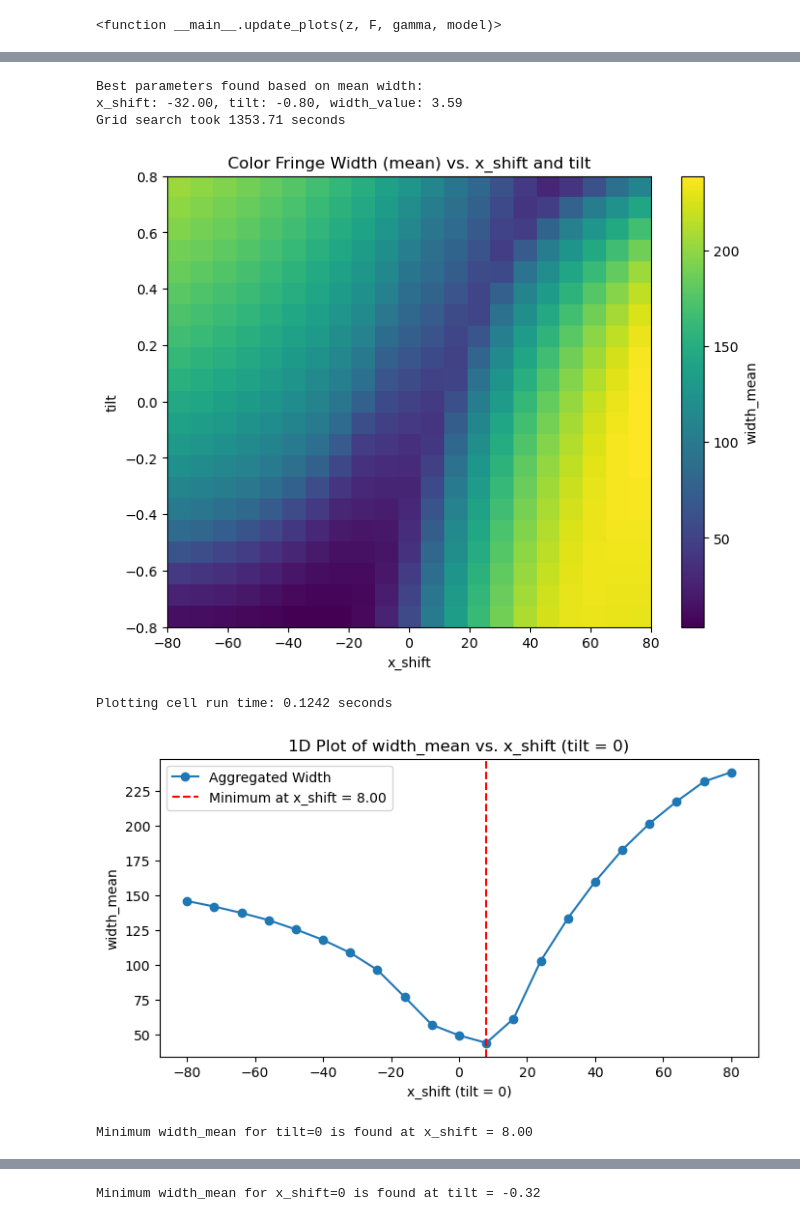
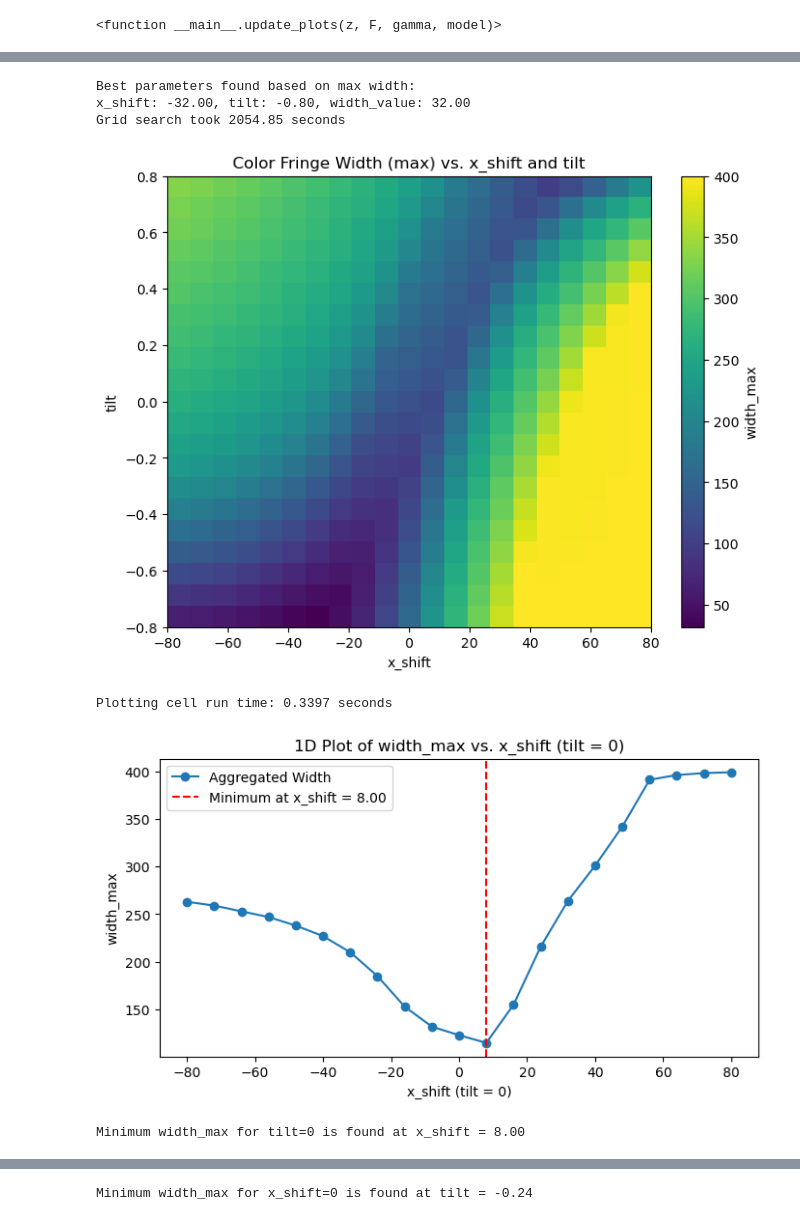
Before and after one commit to Leyangf/ColorFringeCalculation, a Jupyter notebook: ColorFringe_v4.2.ipynb, the cells around one changed output, grey strips where cells are left out. Saved outputs shown, nothing was run; the diff lists cells and outputs as text; code cells hidden in the pictures.

Commit message:
edit some simu param

```diff
--- a/ColorFringe_v4.2.ipynb
+++ b/ColorFringe_v4.2.ipynb
@@ -975,7 +975,7 @@ def grid_search():
     return best_params, results_array, x_shift_values, tilt_values
 # %%
 # --- Main Execution Block ---
-aggregation_mode = "mean"  # Options: "mean" or "max" (or "mean_center" if desired)
+aggregation_mode = "max"  # Options: "mean" or "max" (or "mean_center" if desired)
 
 if __name__ == "__main__":
     start_time = time.time()
@@ -1022,37 +1022,37 @@ if __name__ == "__main__":
     best_x_shift = x_shift_values[min_index_shift]
 
     plt.figure(figsize=(8, 4))
     plt.plot(x_shift_values, width_line_tilt0, 'o-', label='Aggregated Width')
     plt.xlabel('x_shift (tilt = 0)')
     plt.ylabel(f'width_{aggregation_mode}')
     plt.title(f'1D Plot of width_{aggregation_mode} vs. x_shift (tilt = 0)')
     plt.axvline(x=best_x_shift, color='r', linestyle='--', label=f'Minimum at x_shift = {best_x_shift:.2f}')
     plt.legend()
     plt.show()
 
     print(f"Minimum width_{aggregation_mode} for tilt=0 is found at x_shift = {best_x_shift:.2f}")
 
     # 2. Fixed x_shift = 0: Plot aggregated width vs. tilt.
     shift_index = np.where(np.isclose(x_shift_values, 0))[0][0]
     width_line_shift0 = width_matrix[shift_index, :]
     min_index_tilt = np.argmin(width_line_shift0)
     best_tilt = tilt_values[min_index_tilt]
 
     plt.figure(figsize=(8, 4))
     plt.plot(tilt_values, width_line_shift0, 'o-', label='Aggregated Width')
     plt.xlabel('tilt (x_shift = 0)')
     plt.ylabel(f'width_{aggregation_mode}')
     plt.title(f'1D Plot of width_{aggregation_mode} vs. tilt (x_shift = 0)')
     plt.axvline(x=best_tilt, color='r', linestyle='--', label=f'Minimum at tilt = {best_tilt:.2f}')
     plt.legend()
     plt.show()
 
     print(f"Minimum width_{aggregation_mode} for x_shift=0 is found at tilt = {best_tilt:.2f}")
 # %% [output]
-Best parameters found based on mean width:
-x_shift: -32.00, tilt: -0.80, width_value: 3.59
-Grid search took 1353.71 seconds
+Best parameters found based on max width:
+x_shift: -32.00, tilt: -0.80, width_value: 32.00
+Grid search took 2054.85 seconds
-[figure, old version]
+[figure, new version]
-Plotting cell run time: 0.1242 seconds
+Plotting cell run time: 0.3397 seconds
-[figure, old version]
+[figure, new version]
-Minimum width_mean for tilt=0 is found at x_shift = 8.00
+Minimum width_max for tilt=0 is found at x_shift = 8.00
@@ -1060 +1060 @@ Minimum width_mean for tilt=0 is found at x_shift = 8.00
-Minimum width_mean for x_shift=0 is found at tilt = -0.32
+Minimum width_max for x_shift=0 is found at tilt = -0.24
```
Also changed, not shown: parts of 3 cells of this notebook.
